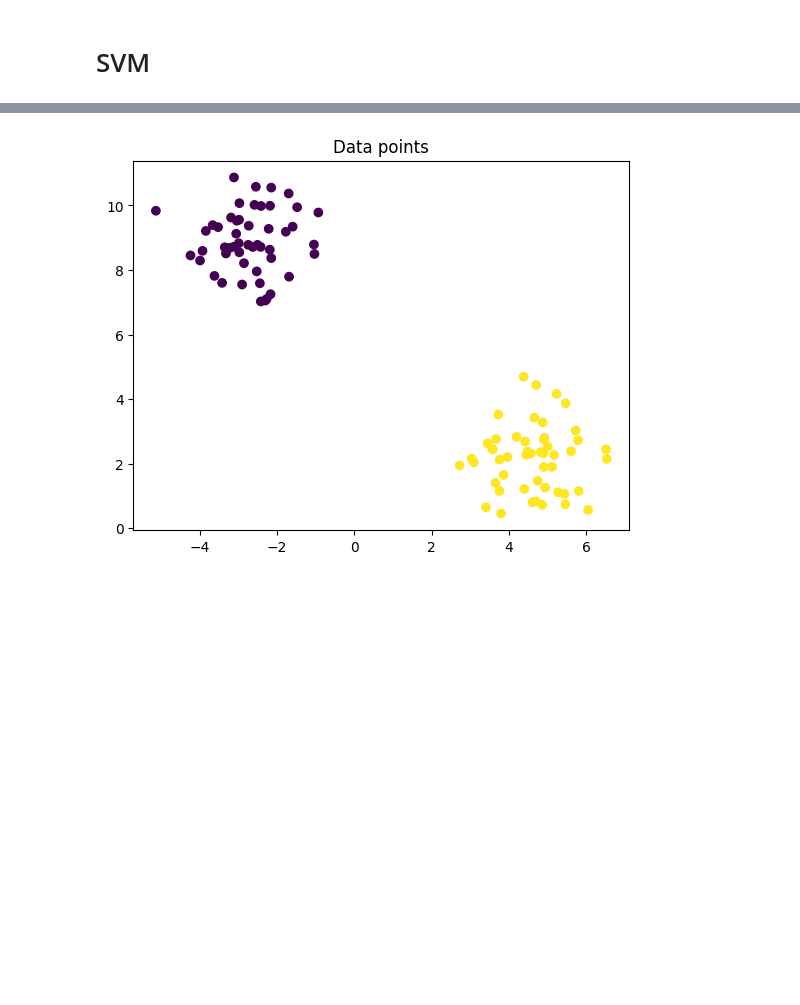
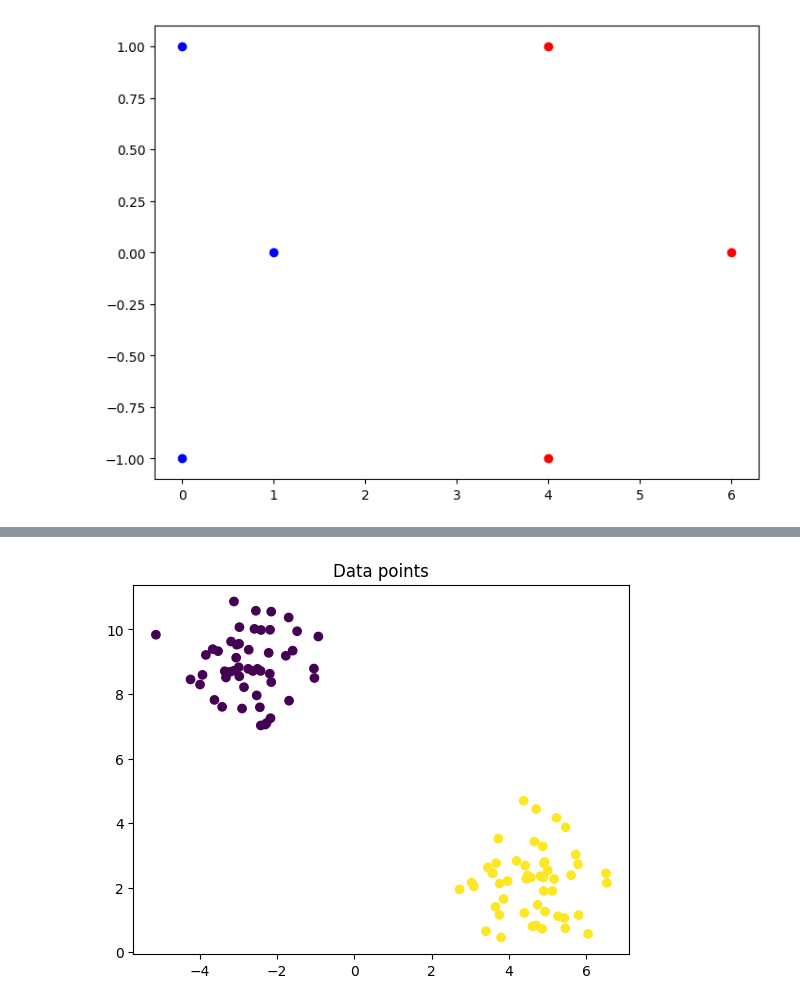
Before and after one commit to anbaralthaf/MachineLearning, a Jupyter notebook: SVM.ipynb, the cells around one changed output, grey strips where cells are left out. Drawn from its saved outputs; the diff is of its cells as text; code cells hidden in the pictures; blank space fills up the shorter version.

```diff
--- a/SVM.ipynb
+++ b/SVM.ipynb
@@ -1,2 +1,15 @@
-# %% [markdown]
-# SVM
+# %%
+import pandas as pd
+import numpy as np
+from matplotlib import pyplot as plt
+
+pos_points = [[4, 1], [4, -1], [6, 0]]
+neg_points = [[1, 0], [0, 1], [0, -1]]
+
+fig = plt.figure()
+ax = fig.add_axes([0, 0, 1, 1])
+plt.scatter([x[0] for x in pos_points], [x[1] for x in pos_points], color = 'red')
+plt.scatter([x[0] for x in neg_points], [x[1] for x in neg_points], color = 'blue')
+plt.show()
+# %% [output]
+[figure, added]
```
Also changed, not shown: parts of 1 cell of this notebook, 16 other files.
